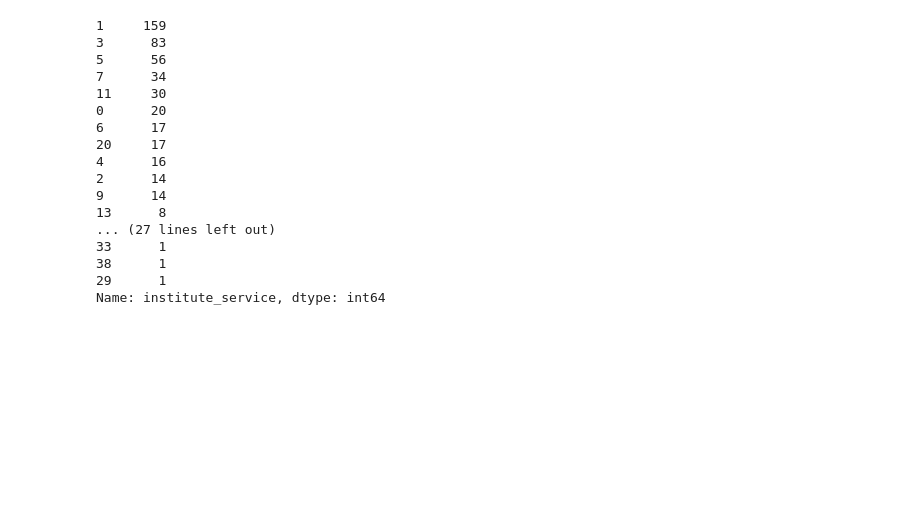
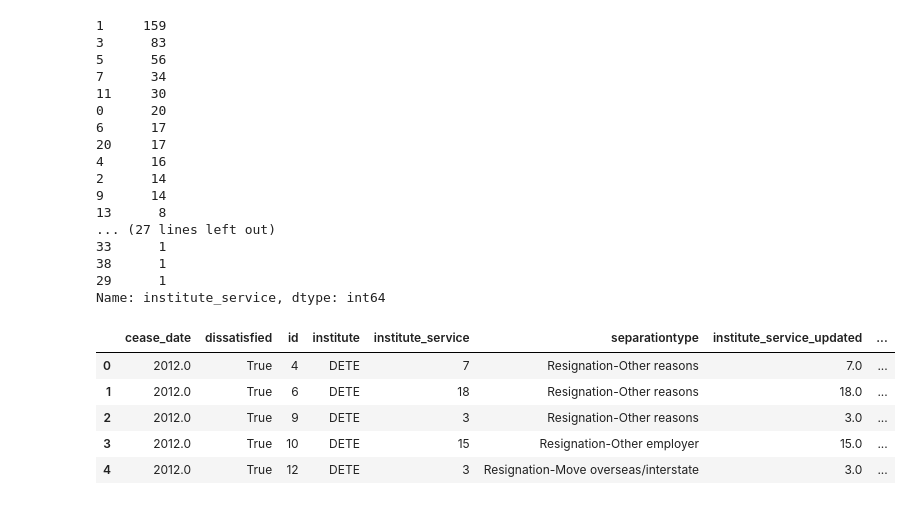
Before and after one commit to Mattobad/Data-Analysis, a Jupyter notebook: Clean-and-Analyze-Employee-Exit-Surveys.ipynb, the cells around one changed output. Saved outputs shown, nothing was run; the diff lists cells and outputs as text; code cells hidden in the pictures; blank space fills up the shorter version.

```diff
--- a/Clean-and-Analyze-Employee-Exit-Surveys.ipynb
+++ b/Clean-and-Analyze-Employee-Exit-Surveys.ipynb
@@ -765,3 +765,15 @@ def service_category(val):
         return np.nan
     else:
         return 'Veteran'
+# %%
+combined_updated['service_cat'] = combined_updated\
+            ['institute_service_updated'].apply(lambda val:
+                                        service_category(val))
+combined_updated.head()
+# %% [output]
+|  | cease_date | dissatisfied | id | institute | institute_service | separationtype | institute_service_updated | ... |
+| 0 | 2012.0 | True | 4 | DETE | 7 | Resignation-Other reasons | 7.0 | ... |
+| 1 | 2012.0 | True | 6 | DETE | 18 | Resignation-Other reasons | 18.0 | ... |
+| 2 | 2012.0 | True | 9 | DETE | 3 | Resignation-Other reasons | 3.0 | ... |
+| 3 | 2012.0 | True | 10 | DETE | 15 | Resignation-Other employer | 15.0 | ... |
+| 4 | 2012.0 | True | 12 | DETE | 3 | Resignation-Move overseas/interstate | 3.0 | ... |
```
Also changed, not shown: parts of 6 cells of this notebook.
